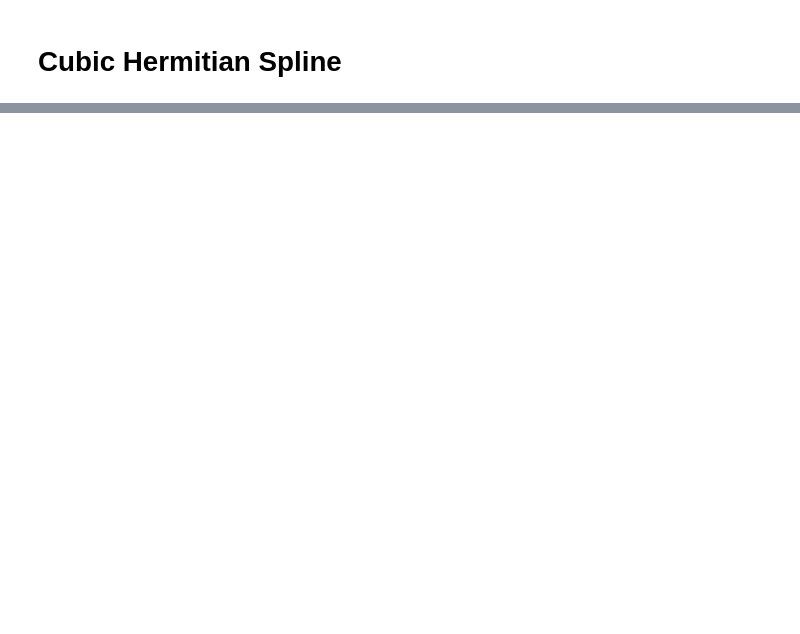
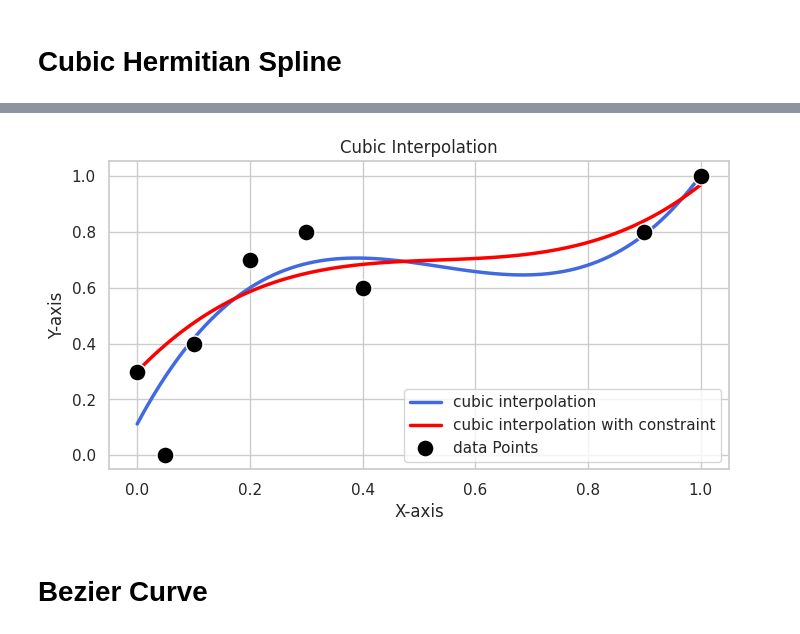
Before and after one commit to Batou1406/dls_orbit_bat_private, a Jupyter notebook: source/extensions/omni.isaac.lab_tasks/omni/isaac/lab_tasks/manager_based/locomotion/model_based/thesis_image.ipynb, the cells around one changed output, grey strips where cells are left out. Drawn from its saved outputs; the diff is of its cells as text; code cells hidden in the pictures; blank space fills up the shorter version.

```diff
--- a/source/extensions/omni.isaac.lab_tasks/omni/isaac/lab_tasks/manager_based/locomotion/model_based/thesis_image.ipynb
+++ b/source/extensions/omni.isaac.lab_tasks/omni/isaac/lab_tasks/manager_based/locomotion/model_based/thesis_image.ipynb
@@ -105,0 +180,33 @@ plt.show()
+# %%
+import matplotlib.pyplot as plt
+import seaborn as sns
+
+sns.set(style="whitegrid")
+
+# Create a figure and axis
+fig, ax = plt.subplots(figsize=(8, 4))
+
+# Plot the spline using Seaborn with custom color and line thickness
+sns.lineplot(x=x_pred, y=y_pred, ax=ax, color=color_line_1, linewidth=2.5, label='cubic interpolation')
+
+# Plot the spline using Seaborn with custom color and line thickness
+sns.lineplot(x=x_pred_constraint, y=y_pred_constraint, ax=ax, color=color_line_2, linewidth=2.5, label='cubic interpolation with constraint')
+
+# Add a dot plot on top of the spline
+sns.scatterplot(x=x_data, y=y_data, ax=ax, color=color_scatter_1, s=150, label='data Points', zorder=5)
+
+# Add titles and labels
+ax.set_title("Cubic Interpolation", fontsize=12)
+ax.set_xlabel("X-axis", fontsize=12)
+ax.set_ylabel("Y-axis", fontsize=12)
+
+# Add legend
+ax.legend()
+
+# Save the plot as a PDF for high-quality output in LaTeX
+plt.savefig("thesis image/A/cubic_interpolation_with_constaint.pdf", bbox_inches='tight')
+plt.show()
+# %% [output]
+[figure, added]
+# %% [markdown]
+# Bezier Curve
```
Also changed, not shown: parts of 10 cells of this notebook, 4 other files.
